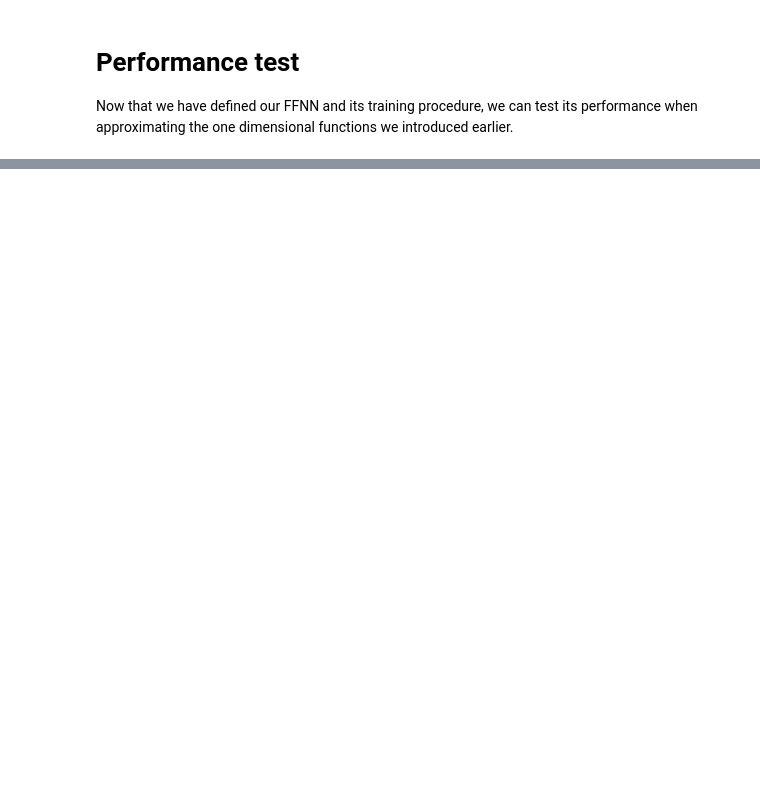
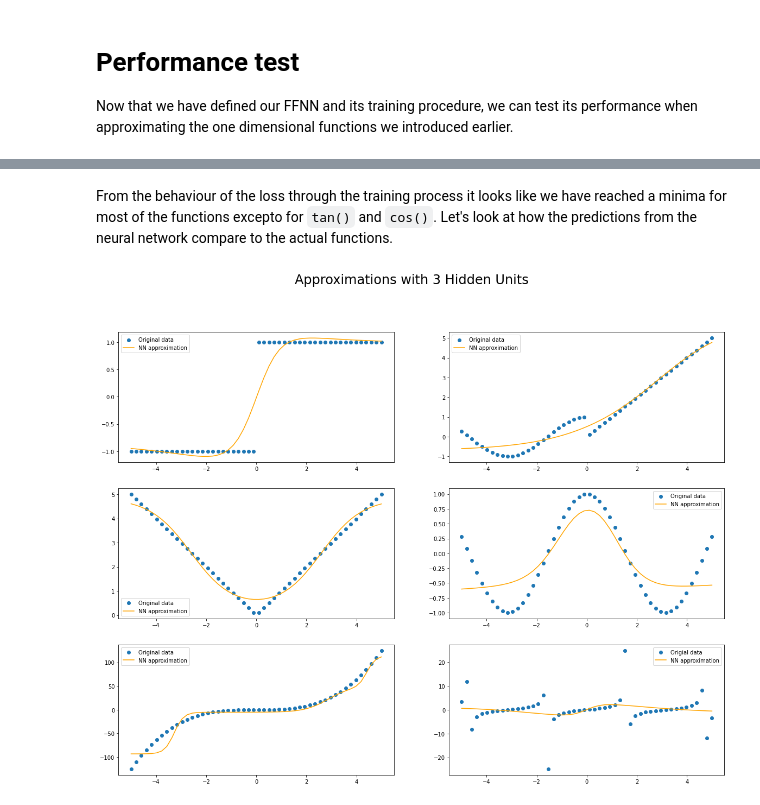
Before and after one commit to yabramuvdi/yabramuvdi.github.io, a Jupyter notebook: _notebooks/nn_jax.ipynb, the cells around one changed output, grey strips where cells are left out. Saved outputs shown, nothing was run; the diff lists cells and outputs as text; code cells hidden in the pictures; blank space fills up the shorter version.

````diff
--- a/_notebooks/nn_jax.ipynb
+++ b/_notebooks/nn_jax.ipynb
@@ -142,0 +197,35 @@ Now that we have defined our FFNN and its training procedure, we can test its pe
+# %% [markdown]
+From the behaviour of the loss through the training process it looks like we have reached a minima for most of the functions excepto for ```tan()``` and ```cos()```. Let's look at how the predictions from the neural network compare to the actual functions.
+# %%
+# compare original function with predictions from the trained FFNN
+fig, ax = plt.subplots(3, 2)
+fig.set_size_inches(20, 15)
+
+ax[0][0].scatter(x, y_pw1, label = "Original data")
+ax[0][0].plot(x, y_pred_pw1, label = 'NN approximation', color="orange")
+ax[0][0].legend()
+
+ax[0][1].scatter(x,y_pw2, label = "Original data")
+ax[0][1].plot(x,y_pred_pw2, label = "NN approximation", color="orange")
+ax[0][1].legend()
+
+ax[1][0].scatter(x,y_abs, label = "Original data")
+ax[1][0].plot(x,y_pred_abs, label = "NN approximation", color="orange")
+ax[1][0].legend()
+
+ax[1][1].scatter(x,y_cos, label = "Original data")
+ax[1][1].plot(x,y_pred_cos, label = "NN approximation", color="orange")
+ax[1][1].legend()
+
+ax[2][0].scatter(x,y_cube, label = "Original data")
+ax[2][0].plot(x,y_pred_cube, label = "NN approximation", color="orange")
+ax[2][0].legend()
+
+ax[2][1].scatter(x,y_tan, label = "Origial data")
+ax[2][1].plot(x,y_pred_tan, label = "NN approximation", color="orange")
+ax[2][1].legend()
+
+fig.suptitle(f"Approximations with {num_units} Hidden Units", fontsize=24)
+plt.show()
+# %% [output]
+[figure, added]
````
Also changed, not shown: parts of 19 cells of this notebook, 32 other files.
